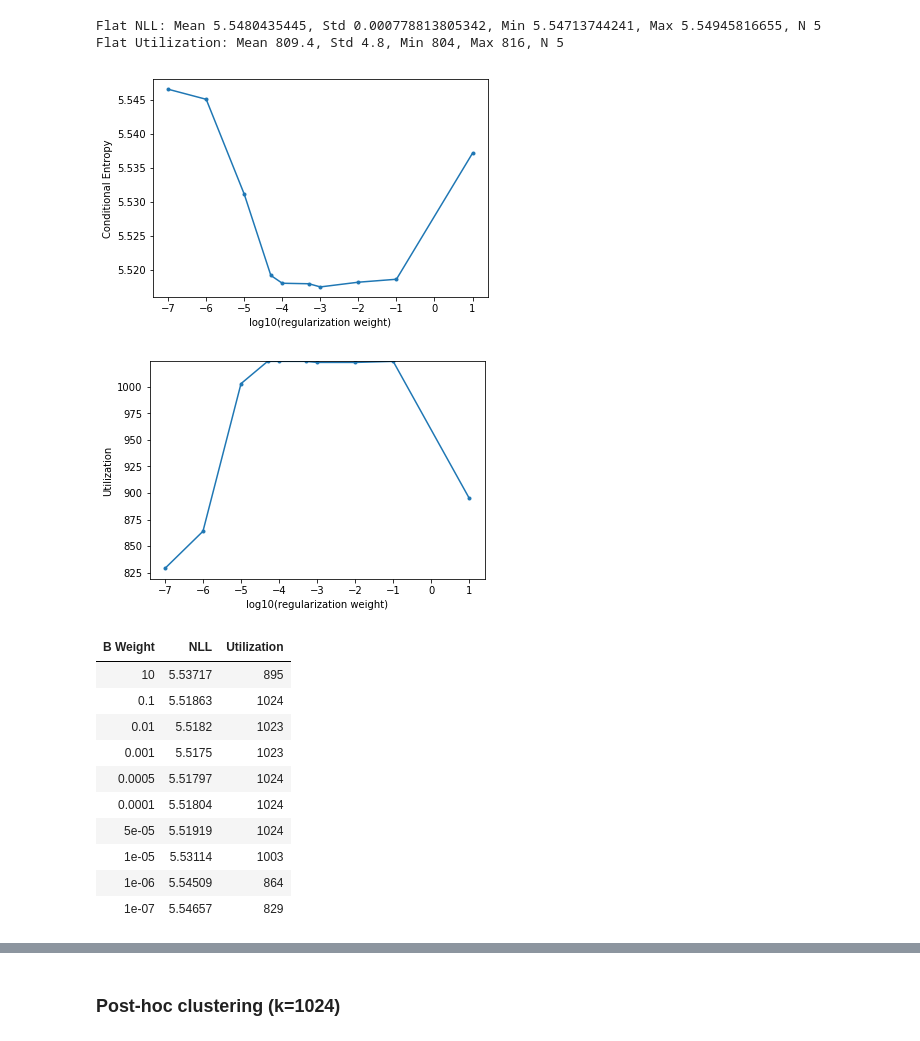
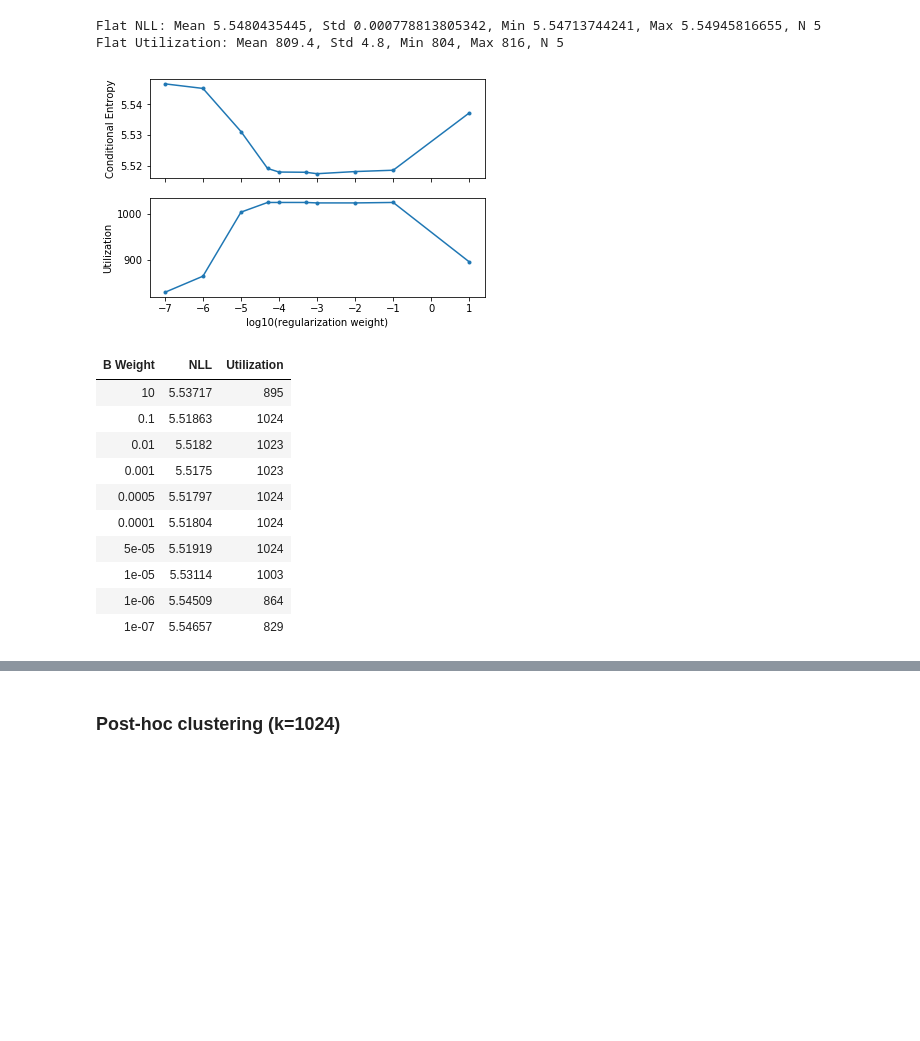
Before and after one commit to bstriner/discrete-skip-gram, a Jupyter notebook: notebook/results.ipynb, the cells around one changed output, grey strips where cells are left out. Saved outputs shown, nothing was run; the diff lists cells and outputs as text; code cells hidden in the pictures; blank space fills up the shorter version.

```diff
--- a/notebook/results.ipynb
+++ b/notebook/results.ipynb
@@ -335,28 +293,24 @@ Flat Utilization: Mean 809.4, Std 4.8, Min 804, Max 816, N 5
 # %%
 # Flat model with balance regularizer
 flat_b = load_output('skipgram_flat-b.npz')
 # plot NLL by regularization weight
 x = np.log10(flat_b['weights'])
 xlabel = 'log10(regularization weight)'
 mean = np.mean(flat_b['nlls'], axis=1)
-plt.plot(x, mean, markersize=3, marker='o')
-plt.ylabel('Conditional Entropy')
-plt.xlabel(xlabel)
-plt.savefig('images/flat_b_ce.png')
-plt.show()
 meanu = np.mean(flat_b['utilizations'], axis=1)
-plt.plot(x, meanu, markersize=3, marker='o')
-plt.ylabel('Utilization')
-plt.xlabel(xlabel)
-plt.ylim(None, 1024)
-plt.savefig('images/flat_b_u.png')
+fig, (ax1, ax2) = plt.subplots(2,1, sharex=True)
+ax1.plot(x, mean, markersize=3, marker='o', label='Conditional Entropy')
+ax1.set_ylabel('Conditional Entropy')
+ax2.set_xlabel(xlabel)
+ax2.plot(x, meanu, markersize=3, marker='o', label='Utilization')
+ax2.set_ylabel('Utilization')
+plt.savefig('images/skipgram_flat_b.png')
 plt.show()
 # Table
 t= np.stack([flat_b['weights'],mean, meanu], axis=1)
 table(t, headers=['B Weight', 'NLL', 'Utilization'])
 # %% [output]
-[figure, old version]
+[figure, new version]
-[figure, removed]
 | B Weight | NLL | Utilization |
 | 10 | 5.53717 | 895 |
 | 0.1 | 5.51863 | 1024 |
```
Also changed, not shown: parts of 12 cells of this notebook, 18 other files.
